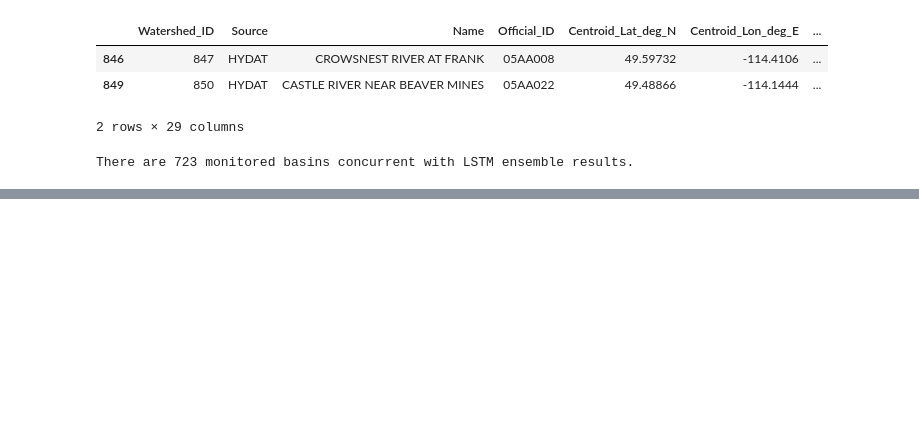
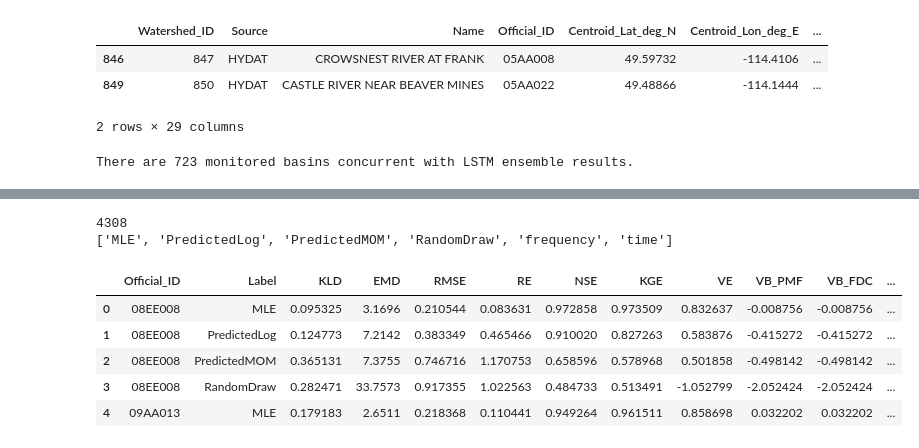
Before and after one commit to dankovacek/distribution_estimation, a Jupyter notebook: docs/notebooks/LSTM_Comparison_test.ipynb, the cells around one changed output, grey strips where cells are left out. Cells and saved outputs as stored; diff of their text form; code cells hidden in the pictures; blank space fills up the shorter version.

```diff
--- a/docs/notebooks/LSTM_Comparison_test.ipynb
+++ b/docs/notebooks/LSTM_Comparison_test.ipynb
@@ -124,0 +153,11 @@ print(baseline_log_grid[0], baseline_log_grid[-1], log_dx[0], log_dx[-1])
+# %%
+# retrieve LSTM ensemble predictions
+LSTM_ensemble_result_folder = '/home/danbot/code/neuralhydrology/data/ensemble_results_20250514'# uses NSE mean as loss function
+# LSTM_ensemble_result_folder = '/home/danbot/code/neuralhydrology/data/ensemble_results_20250627'# uses NSE 95% as loss function
+lstm_result_files = os.listdir(LSTM_ensemble_result_folder)
+lstm_result_stns = [e.split('_')[0] for e in lstm_result_files]
+
+# filter for the common stations between BCUB region and LSTM-compatible (i.e. 1980-)
+daymet_concurrent_stations = list(set(station_ids) & set(lstm_result_stns))
+# assert '012414900' in daymet_concurrent_stations
+print(f'There are {len(daymet_concurrent_stations)} monitored basins concurrent with LSTM ensemble results.')
@@ -124,0 +211,18 @@ print(baseline_log_grid[0], baseline_log_grid[-1], log_dx[0], log_dx[-1])
+# %%
+fdc_df = pd.concat([results_dfs['parametric'], results_dfs['lstm']], axis=0)
+# fdc_df = results_dfs['parametric'].copy()
+np.unique(fdc_df['Label'].values)
+results_dfs['parametric'].keys()
+print(len(fdc_df))
+model_labels = sorted(list(set(fdc_df['Label'])))
+print(model_labels)
+fdc_df.head()
+# %% [output]
+4308
+['MLE', 'PredictedLog', 'PredictedMOM', 'RandomDraw', 'frequency', 'time']
+|  | Official_ID | Label | KLD | EMD | RMSE | RE | NSE | KGE | VE | VB_PMF | VB_FDC | ... |
+| 0 | 08EE008 | MLE | 0.095325 | 3.1696 | 0.210544 | 0.083631 | 0.972858 | 0.973509 | 0.832637 | -0.008756 | -0.008756 | ... |
+| 1 | 08EE008 | PredictedLog | 0.124773 | 7.2142 | 0.383349 | 0.465466 | 0.910020 | 0.827263 | 0.583876 | -0.415272 | -0.415272 | ... |
+| 2 | 08EE008 | PredictedMOM | 0.365131 | 7.3755 | 0.746716 | 1.170753 | 0.658596 | 0.578968 | 0.501858 | -0.498142 | -0.498142 | ... |
+| 3 | 08EE008 | RandomDraw | 0.282471 | 33.7573 | 0.917355 | 1.022563 | 0.484733 | 0.513491 | -1.052799 | -2.052424 | -2.052424 | ... |
+| 4 | 09AA013 | MLE | 0.179183 | 2.6511 | 0.218368 | 0.110441 | 0.949264 | 0.961511 | 0.858698 | 0.032202 | 0.032202 | ... |
```
Also changed, not shown: parts of 28 cells of this notebook, 13 other files.
